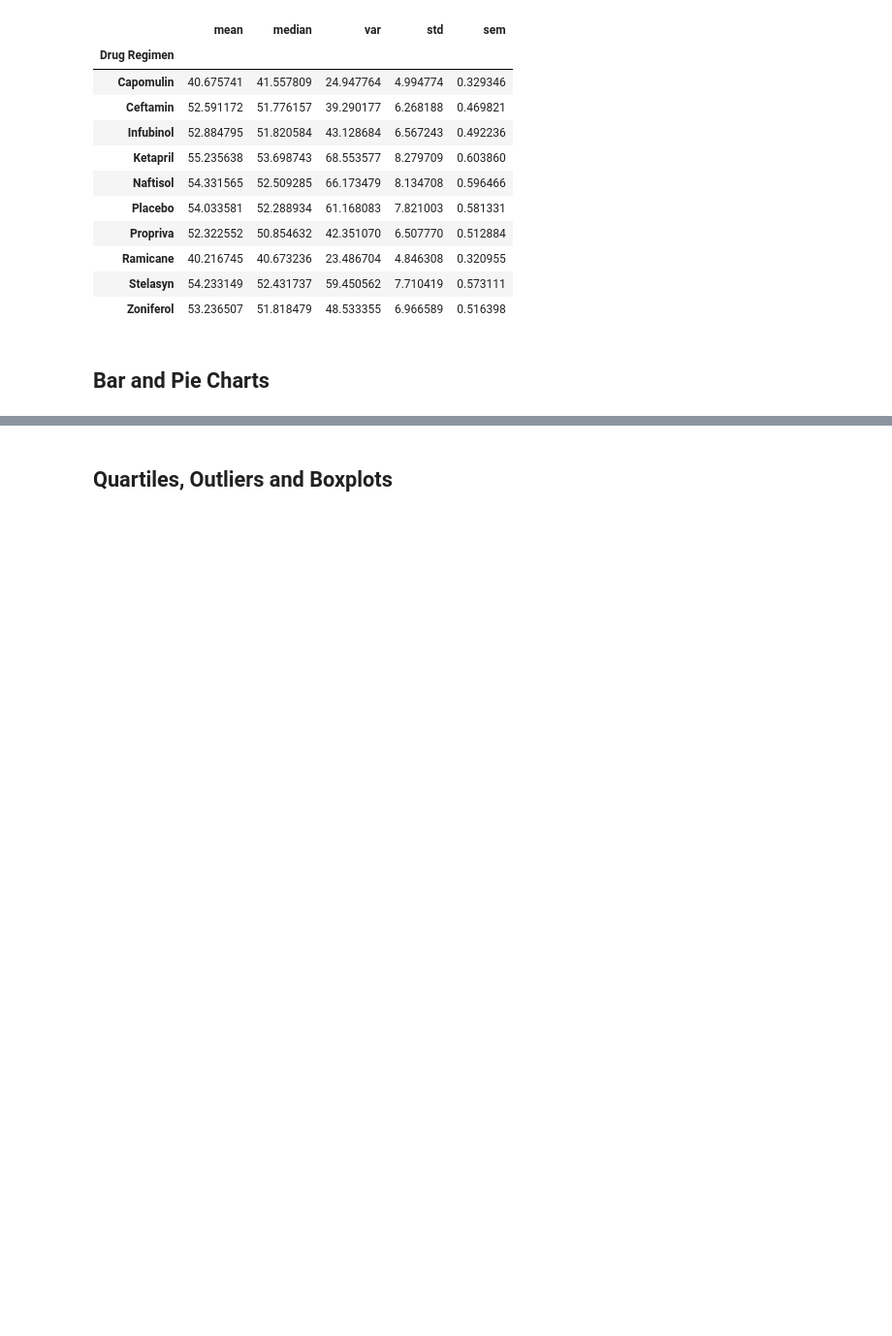
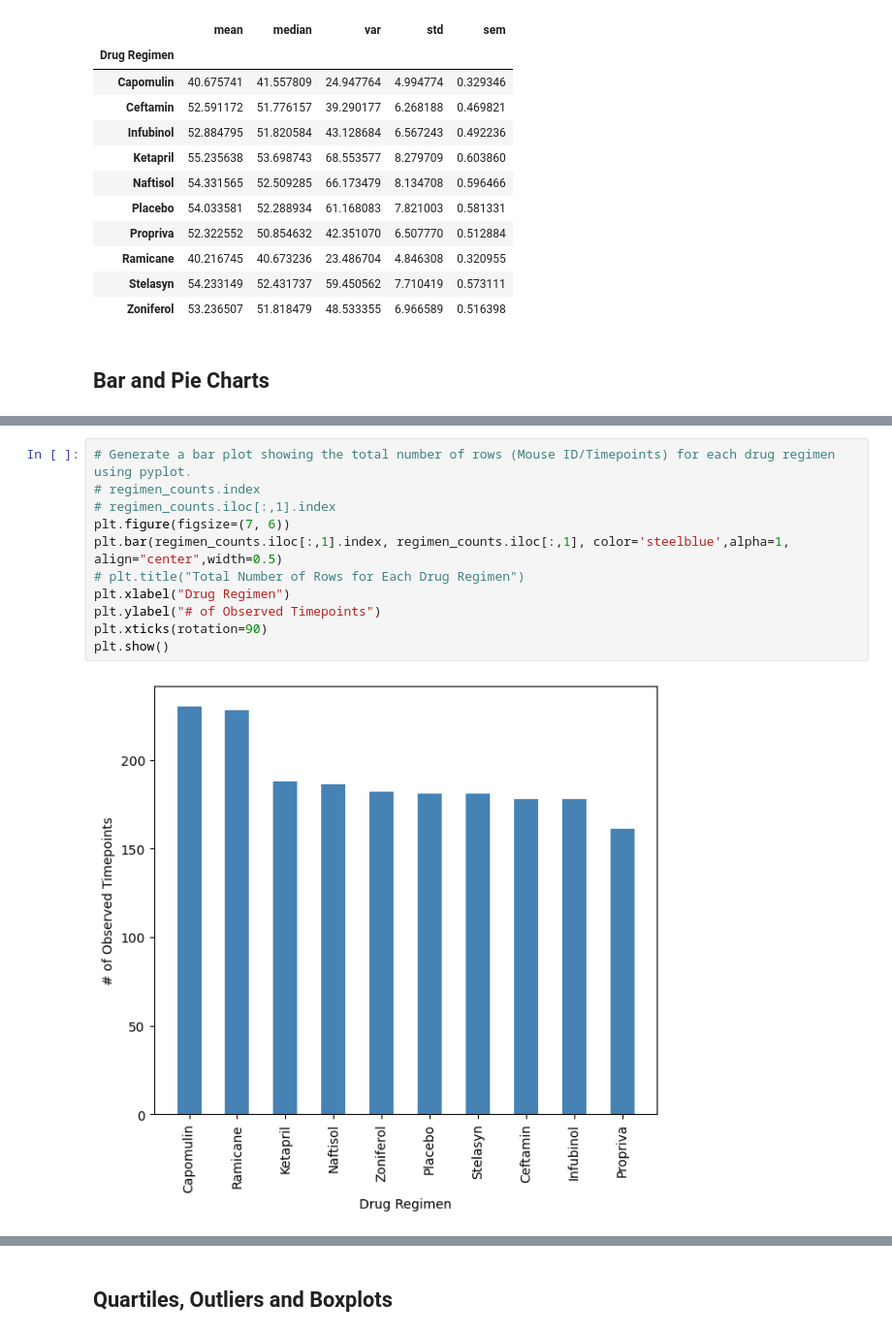
Before and after one commit to mhosseinf/Madule_5_Challenge_Data_Visualisation, a Jupyter notebook: Pymaceuticals/pymaceuticals_starter.ipynb, the cells around one changed output, grey strips where cells are left out. Shown: that part at 97% size. Cells and saved outputs as stored; diff of their text form; blank space fills up the shorter version.

```diff
--- a/Pymaceuticals/pymaceuticals_starter.ipynb
+++ b/Pymaceuticals/pymaceuticals_starter.ipynb
@@ -153,0 +182,13 @@ summary_statistics
+# %%
+# Generate a bar plot showing the total number of rows (Mouse ID/Timepoints) for each drug regimen using pyplot.
+# regimen_counts.index
+# regimen_counts.iloc[:,1].index
+plt.figure(figsize=(7, 6))
+plt.bar(regimen_counts.iloc[:,1].index, regimen_counts.iloc[:,1], color='steelblue',alpha=1, align="center",width=0.5)
+# plt.title("Total Number of Rows for Each Drug Regimen")
+plt.xlabel("Drug Regimen")
+plt.ylabel("# of Observed Timepoints")
+plt.xticks(rotation=90)
+plt.show()
+# %% [output]
+[figure, added]
```
Also changed, not shown: parts of 8 cells of this notebook.
